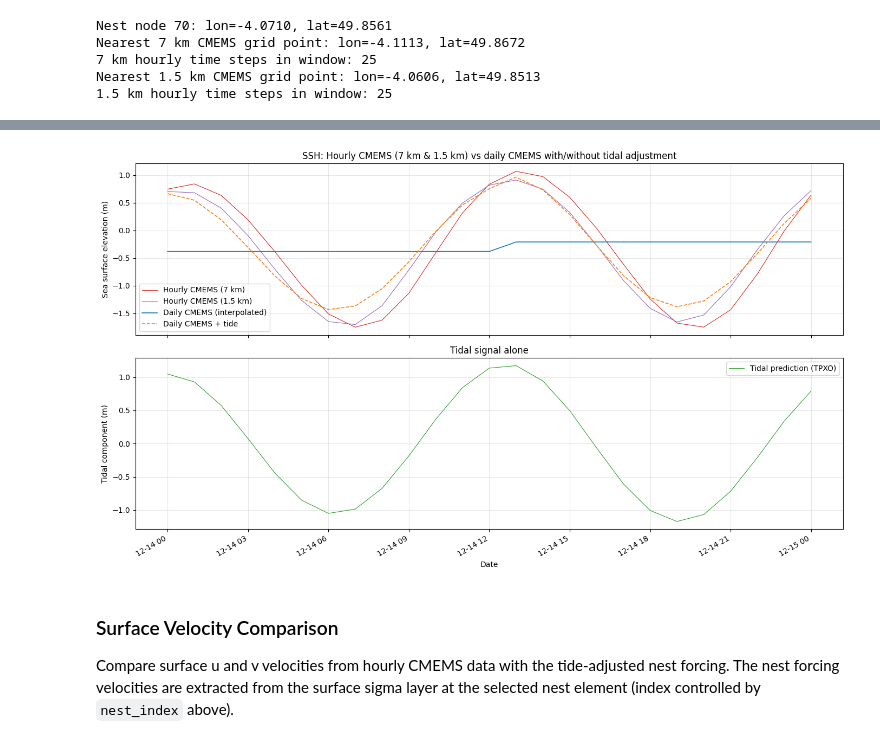
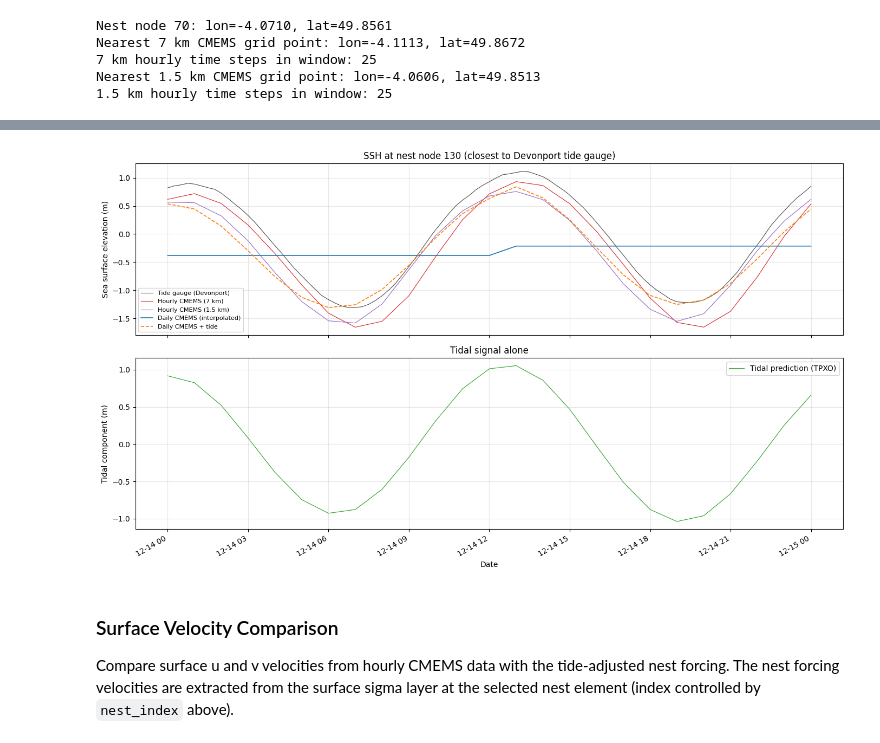
Before and after one commit to pmlmodelling/pyfvcom2, a Jupyter notebook: doc/source/cookbook/predict_tides_and_adjust_nest_forcing.ipynb, the cells around one changed output, grey strips where cells are left out. Drawn from its saved outputs; the diff is of its cells as text; code cells hidden in the pictures.

Commit message:
Add plot of Devonport tide data

```diff
--- a/doc/source/cookbook/predict_tides_and_adjust_nest_forcing.ipynb
+++ b/doc/source/cookbook/predict_tides_and_adjust_nest_forcing.ipynb
@@ -482,28 +548,43 @@ Nearest 1.5 km CMEMS grid point: lon=-4.0606, lat=49.8513
 # %%
-# SSH comparison
+# SSH comparison — using the nest node closest to the Devonport tide gauge
+# Extract hourly CMEMS SSH at the gauge nest node position
+hourly_ssh_7km_gauge = ds_ssh_7km['zos'].sel(
+    longitude=gauge_node_lon, latitude=gauge_node_lat, method='nearest'
+).sel(time=slice(start_date_time, end_date_time))
+
+hourly_ssh_1p5km_gauge = ds_ssh_1p5km['zos'].sel(
+    longitude=gauge_node_lon, latitude=gauge_node_lat, method='nearest'
+).sel(time=slice(start_date_time, end_date_time))
+
 fig, axes = plt.subplots(2, 1, figsize=(14, 8), sharex=True)
 
-axes[0].plot(hourly_times_7km, hourly_ssh_7km.values, label='Hourly CMEMS (7 km)', linewidth=0.8, color='C3')
-axes[0].plot(hourly_times_1p5km, hourly_ssh_1p5km.values, label='Hourly CMEMS (1.5 km)', linewidth=0.8, color='C4')
-axes[0].plot(date_times, zeta_cmems_only, label='Daily CMEMS (interpolated)', linewidth=1.2, color='C0')
-axes[0].plot(date_times, zeta_adjusted, label='Daily CMEMS + tide', linewidth=1.2, color='C1', linestyle='--')
+axes[0].plot(gauge_dates_trim, gauge_anomaly_trim, label='Tide gauge (Devonport)',
+             linewidth=0.8, color='k', alpha=0.7)
+axes[0].plot(hourly_ssh_7km_gauge.time.values, hourly_ssh_7km_gauge.values,
+             label='Hourly CMEMS (7 km)', linewidth=0.8, color='C3')
+axes[0].plot(hourly_ssh_1p5km_gauge.time.values, hourly_ssh_1p5km_gauge.values,
+             label='Hourly CMEMS (1.5 km)', linewidth=0.8, color='C4')
+axes[0].plot(date_times, zeta_cmems_gauge, label='Daily CMEMS (interpolated)',
+             linewidth=1.2, color='C0')
+axes[0].plot(date_times, zeta_adjusted_gauge, label='Daily CMEMS + tide',
+             linewidth=1.2, color='C1', linestyle='--')
 axes[0].set_ylabel('Sea surface elevation (m)')
-axes[0].legend()
-axes[0].set_title('SSH: Hourly CMEMS (7 km & 1.5 km) vs daily CMEMS with/without tidal adjustment')
+axes[0].legend(fontsize=8)
+axes[0].set_title(f'SSH at nest node {gauge_nest_index} (closest to Devonport tide gauge)')
 axes[0].grid(True, alpha=0.3)
 
-axes[1].plot(date_times, zeta_tidal, color='C2', linewidth=0.8, label='Tidal prediction (TPXO)')
+axes[1].plot(date_times, zeta_tidal_gauge, color='C2', linewidth=0.8, label='Tidal prediction (TPXO)')
 axes[1].set_ylabel('Tidal component (m)')
 axes[1].set_xlabel('Date')
 axes[1].set_title('Tidal signal alone')
 axes[1].legend()
 axes[1].grid(True, alpha=0.3)
 
 fig.autofmt_xdate()
 plt.tight_layout()
 plt.show()
 # %% [output]
-[figure, old version]
+[figure, new version]
 # %% [markdown]
 ### Surface Velocity Comparison
 
```
Also changed, not shown: parts of 3 cells of this notebook.
